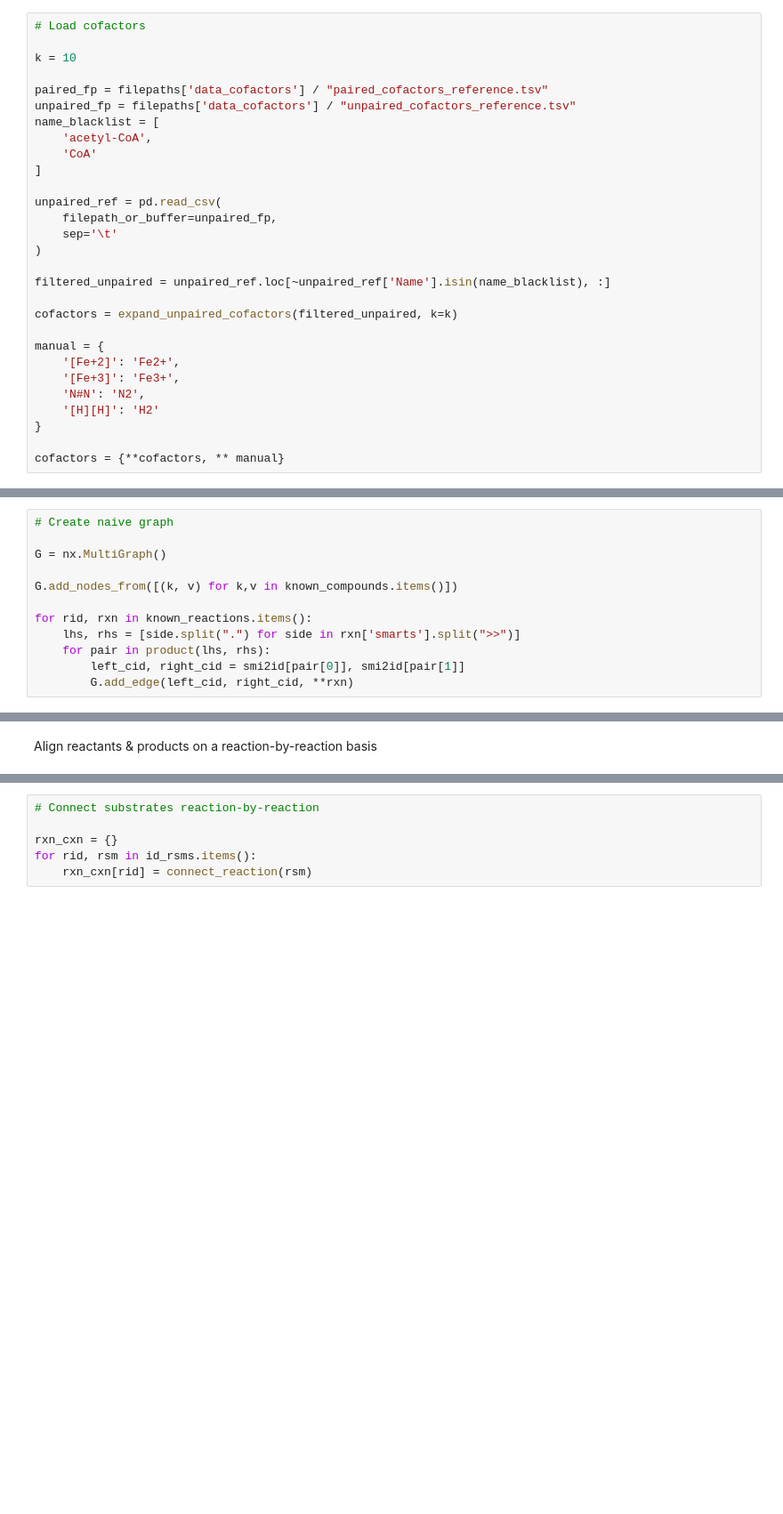
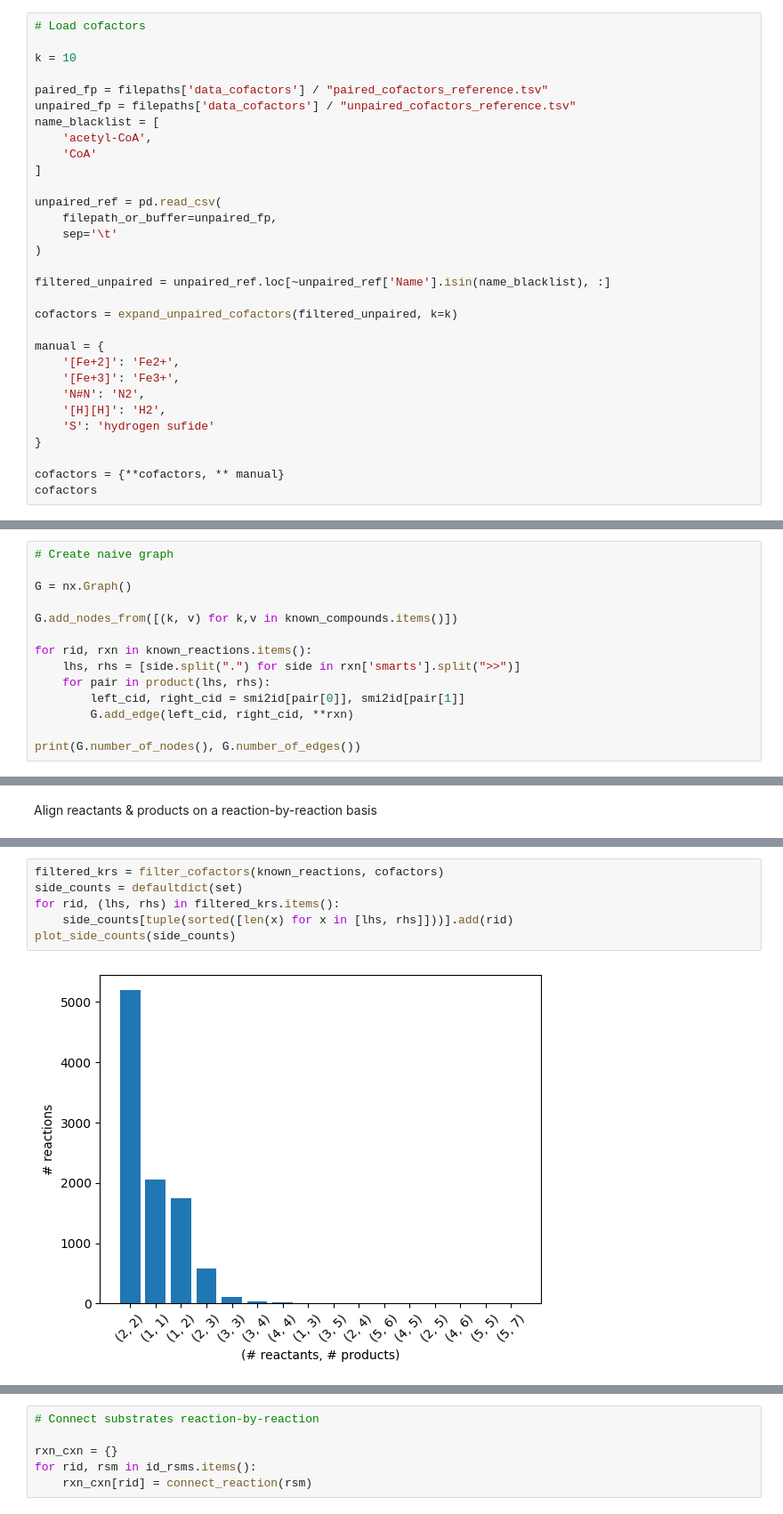
Before and after one commit to stefanpate/krxns, a Jupyter notebook: notebooks/initial_kr_network_analysis.ipynb, the cells around one changed output, grey strips where cells are left out. Shown at 89% size. Drawn from its saved outputs; the diff is of its cells as text; blank space fills up the shorter version.

Commit message:
Added draw reaction and molecule fcns to cheminfo. Started new known reaction net filtering process in notebook

```diff
--- a/notebooks/initial_kr_network_analysis.ipynb
+++ b/notebooks/initial_kr_network_analysis.ipynb
@@ -82,8 +75,10 @@ manual = {
     '[Fe+2]': 'Fe2+',
     '[Fe+3]': 'Fe3+',
     'N#N': 'N2',
-    '[H][H]': 'H2'
+    '[H][H]': 'H2',
+    'S': 'hydrogen sufide'
 }
 
 cofactors = {**cofactors, ** manual}
+cofactors
 # %% [output]
@@ -91,7 +103,7 @@ cofactors = {**cofactors, ** manual}
 # %%
 # Create naive graph
 
-G = nx.MultiGraph()
+G = nx.Graph()
 
 G.add_nodes_from([(k, v) for k,v in known_compounds.items()])
 
@@ -100,3 +112,5 @@ for rid, rxn in known_reactions.items():
     for pair in product(lhs, rhs):
         left_cid, right_cid = smi2id[pair[0]], smi2id[pair[1]]
         G.add_edge(left_cid, right_cid, **rxn)
+
+print(G.number_of_nodes(), G.number_of_edges())
@@ -206 +279,9 @@ def is_frustrated(rxn_sim_mat: pd.DataFrame):
+# %%
+filtered_krs = filter_cofactors(known_reactions, cofactors)
+side_counts = defaultdict(set)
+for rid, (lhs, rhs) in filtered_krs.items():
+    side_counts[tuple(sorted([len(x) for x in [lhs, rhs]]))].add(rid)
+plot_side_counts(side_counts)
+# %% [output]
+[figure, added]
 # %%
```
Also changed, not shown: parts of 26 cells of this notebook, 7 other files.
